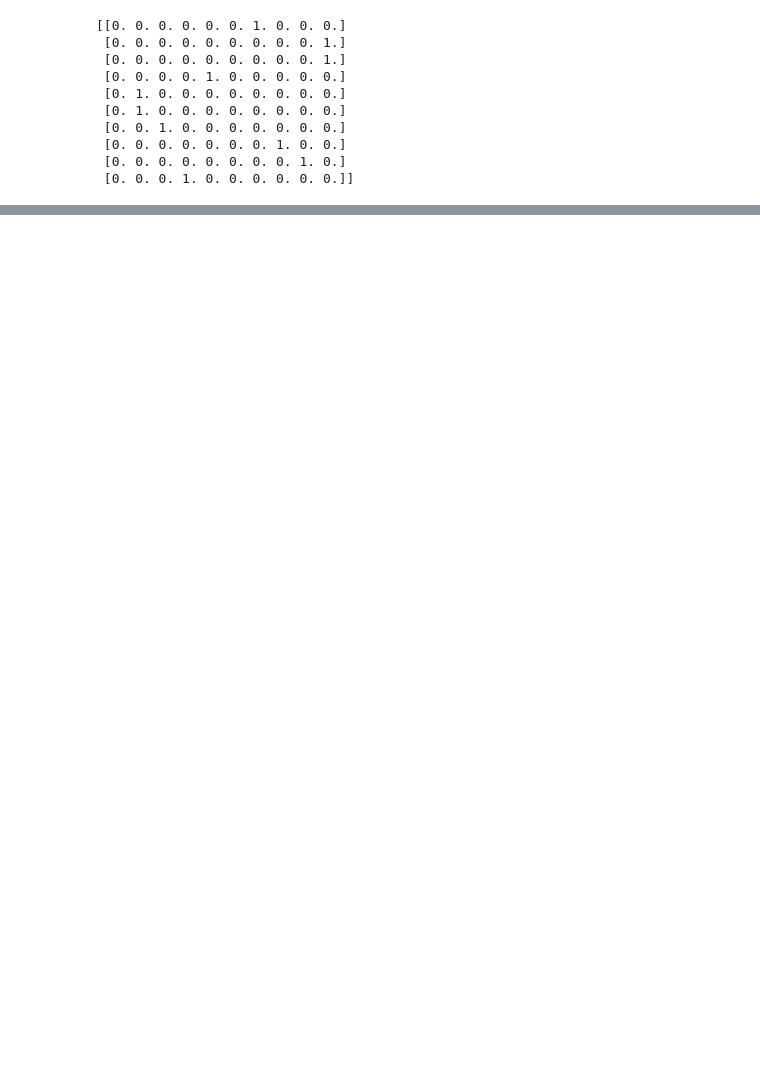
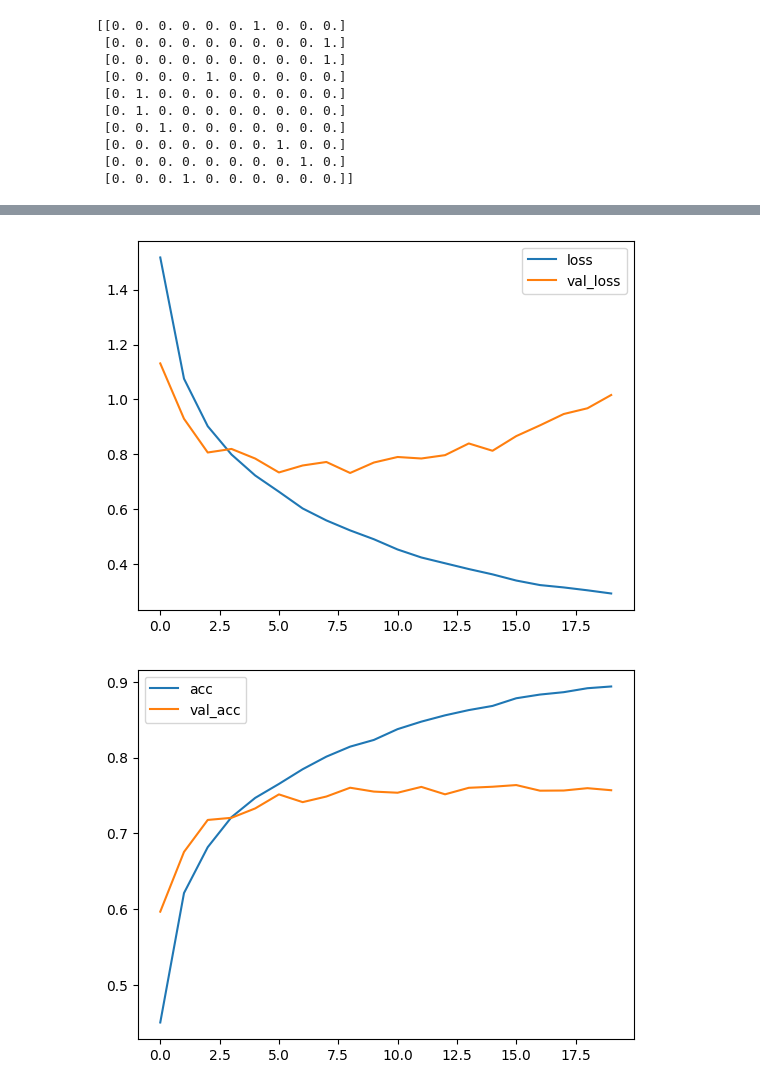
Before and after one commit to hyyy11/colab0000, a Jupyter notebook: 11일차_0327.ipynb, the cells around one changed output, grey strips where cells are left out. Drawn from its saved outputs; the diff is of its cells as text; code cells hidden in the pictures; blank space fills up the shorter version.

```diff
--- a/11일차_0327.ipynb
+++ b/11일차_0327.ipynb
@@ -103,3 +103,9 @@ Total params: 658,218
 Trainable params: 658,218
 Non-trainable params: 0
 _________________________________________________________________
+# %%
+x_train = x_train / 255    #0에서 1의 범위에 넣는다
+x_test = x_test / 255
+
+#훈련 데이터를 사용해 모델을 훈련한다
+history = model.fit(x_train, t_train, epochs=epochs, batch_size=batch_size, validation_data=(x_test, t_test))
@@ -105,0 +130,24 @@ _________________________________________________________________
+# %%
+import matplotlib.pyplot as plt
+
+train_loss = history.history['loss']         #훈련용 데이터의 오차
+train_acc = history.history['accuracy']      #훈련용 데이터의 정밀도
+val_loss = history.history['val_loss']       #검증용 데이터의 정밀도
+val_acc = history.history['val_accuracy']    #검증용 데이터의 정밀도
+
+
+#오차 표시
+plt.plot(np.arange(len(train_loss)), train_loss, label='loss')
+plt.plot(np.arange(len(val_loss)), val_loss, label='val_loss')
+plt.legend()
+plt.show()
+
+
+#정밀도 표시
+plt.plot(np.arange(len(train_acc)), train_acc, label='acc')
+plt.plot(np.arange(len(val_acc)), val_acc, label='val_acc')
+plt.legend()
+plt.show()
+# %% [output]
+[figure, added]
+[figure, added]
```
Also changed, not shown: parts of 3 cells of this notebook.
